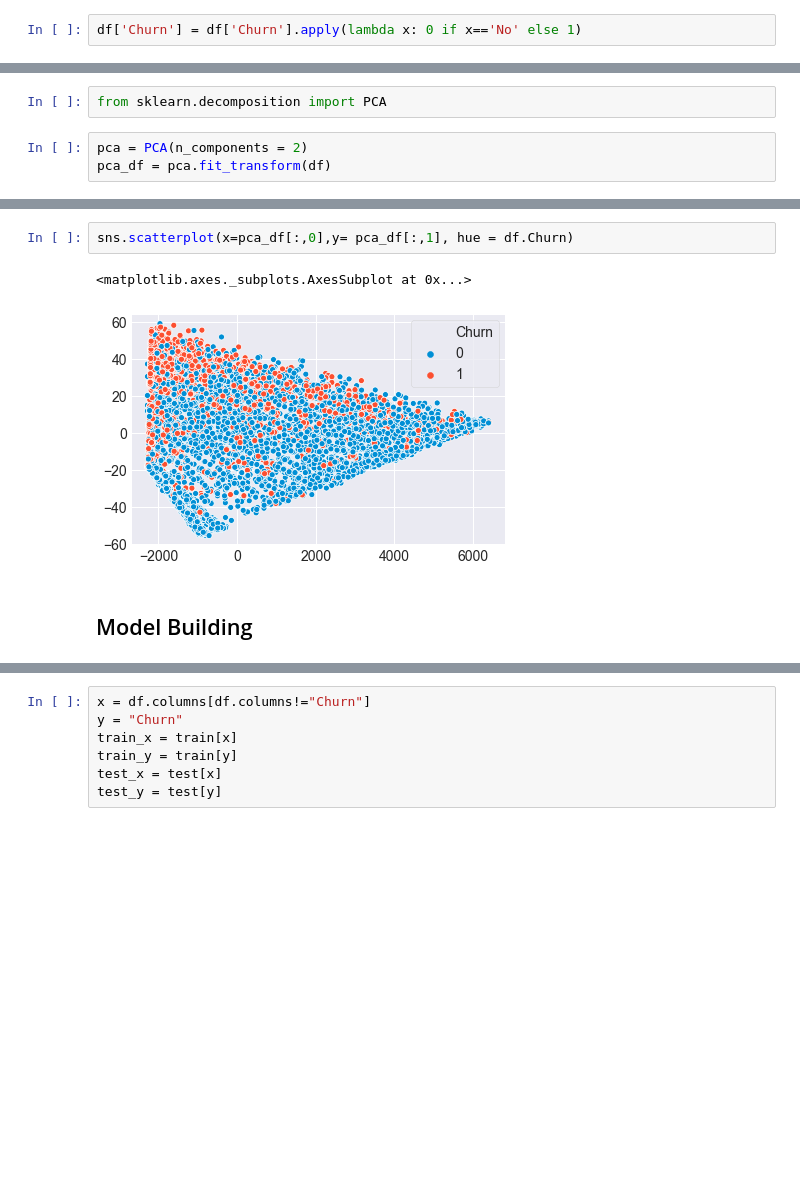
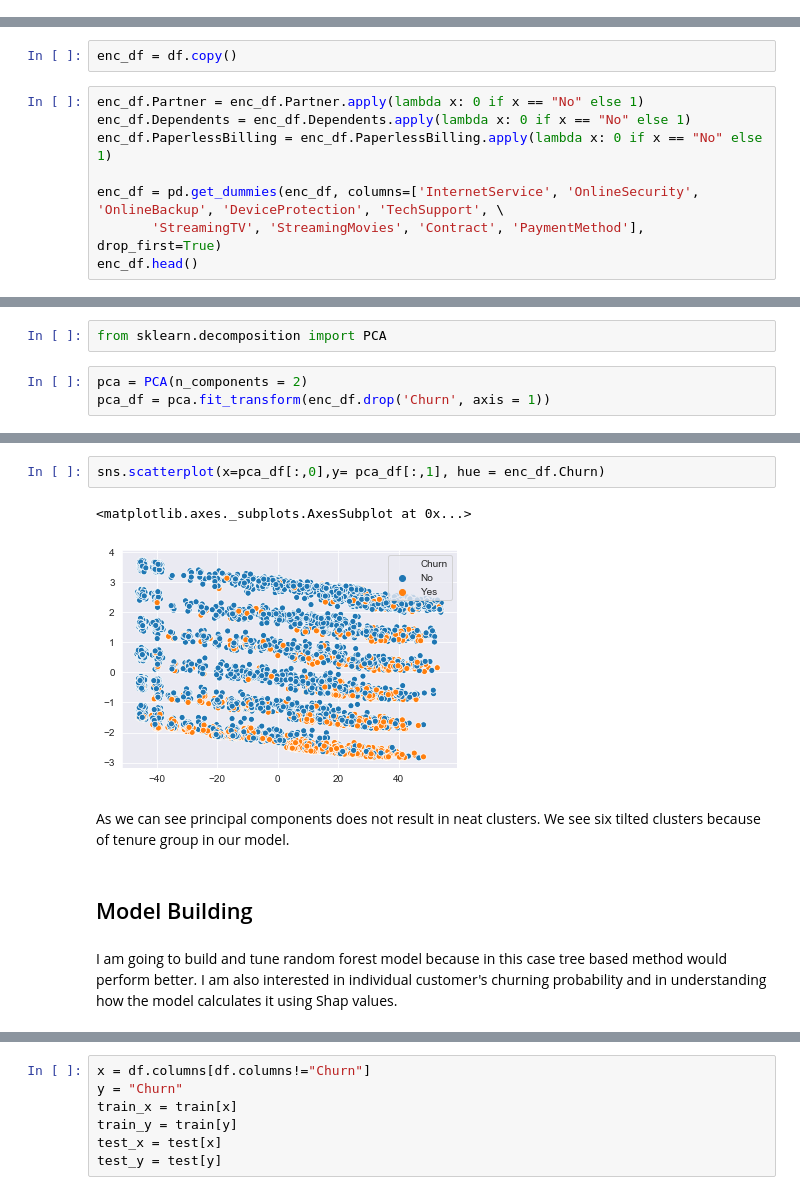
Before and after one commit to archd3sai/Customer-Survival-Analysis-and-Churn-Prediction, a Jupyter notebook: main.ipynb, the cells around one changed output, grey strips where cells are left out. Drawn from its saved outputs; the diff is of its cells as text; blank space fills up the shorter version.

```diff
--- a/main.ipynb
+++ b/main.ipynb
@@ -375,2 +412,0 @@ df.head(10)
-# %%
-df['Churn'] = df['Churn'].apply(lambda x: 0 if x=='No' else 1)
@@ -384,0 +445,10 @@ Name: Churn, dtype: int64
+# %%
+enc_df = df.copy()
+# %%
+enc_df.Partner = enc_df.Partner.apply(lambda x: 0 if x == "No" else 1)
+enc_df.Dependents = enc_df.Dependents.apply(lambda x: 0 if x == "No" else 1)
+enc_df.PaperlessBilling = enc_df.PaperlessBilling.apply(lambda x: 0 if x == "No" else 1)
+
+enc_df = pd.get_dummies(enc_df, columns=['InternetService', 'OnlineSecurity', 'OnlineBackup', 'DeviceProtection', 'TechSupport', \
+       'StreamingTV', 'StreamingMovies', 'Contract', 'PaymentMethod'], drop_first=True)
+enc_df.head()
@@ -386,7 +468,7 @@ Name: Churn, dtype: int64
 from sklearn.decomposition import PCA
 # %%
 pca = PCA(n_components = 2)
-pca_df = pca.fit_transform(df)
+pca_df = pca.fit_transform(enc_df.drop('Churn', axis = 1))
 # %%
 pca_df
 # %% [output]
@@ -408,10 +486,14 @@ array([5.13915585e+06, 6.28155327e+02])
 # %%
-sns.scatterplot(x=pca_df[:,0],y= pca_df[:,1], hue = df.Churn)
+sns.scatterplot(x=pca_df[:,0],y= pca_df[:,1], hue = enc_df.Churn)
 # %% [output]
 <matplotlib.axes._subplots.AxesSubplot at 0x...>
-[figure, old version]
+[figure, new version]
+# %% [markdown]
+As we can see principal components does not result in neat clusters. We see six tilted clusters because of tenure group in our model.
 # %% [markdown]
 ## Model Building
+# %% [markdown]
+I am going to build and tune random forest model because in this case tree based method would perform better. I am also interested in individual customer's churning probability and in understanding how the model calculates it using Shap values.
 # %%
 df.head()
 # %% [output]
```
Also changed, not shown: parts of 144 cells of this notebook.
